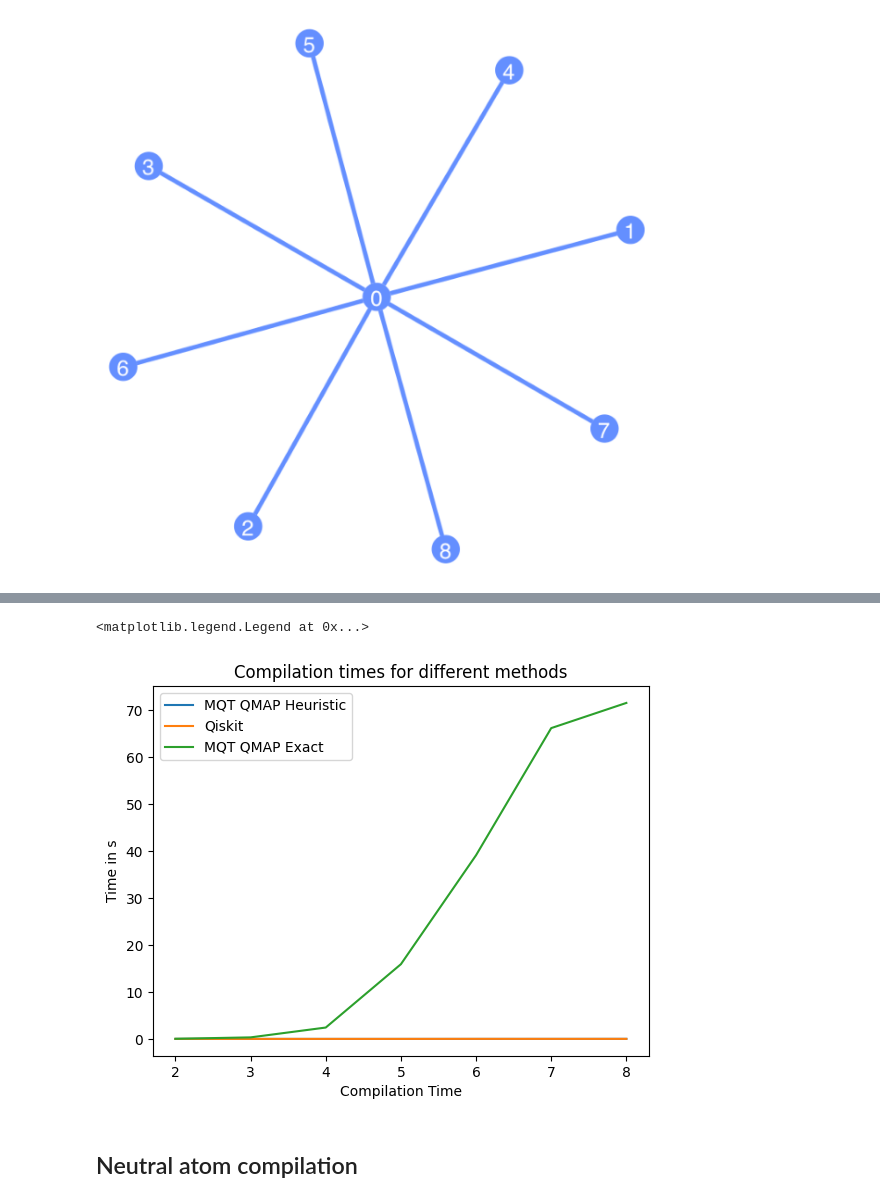
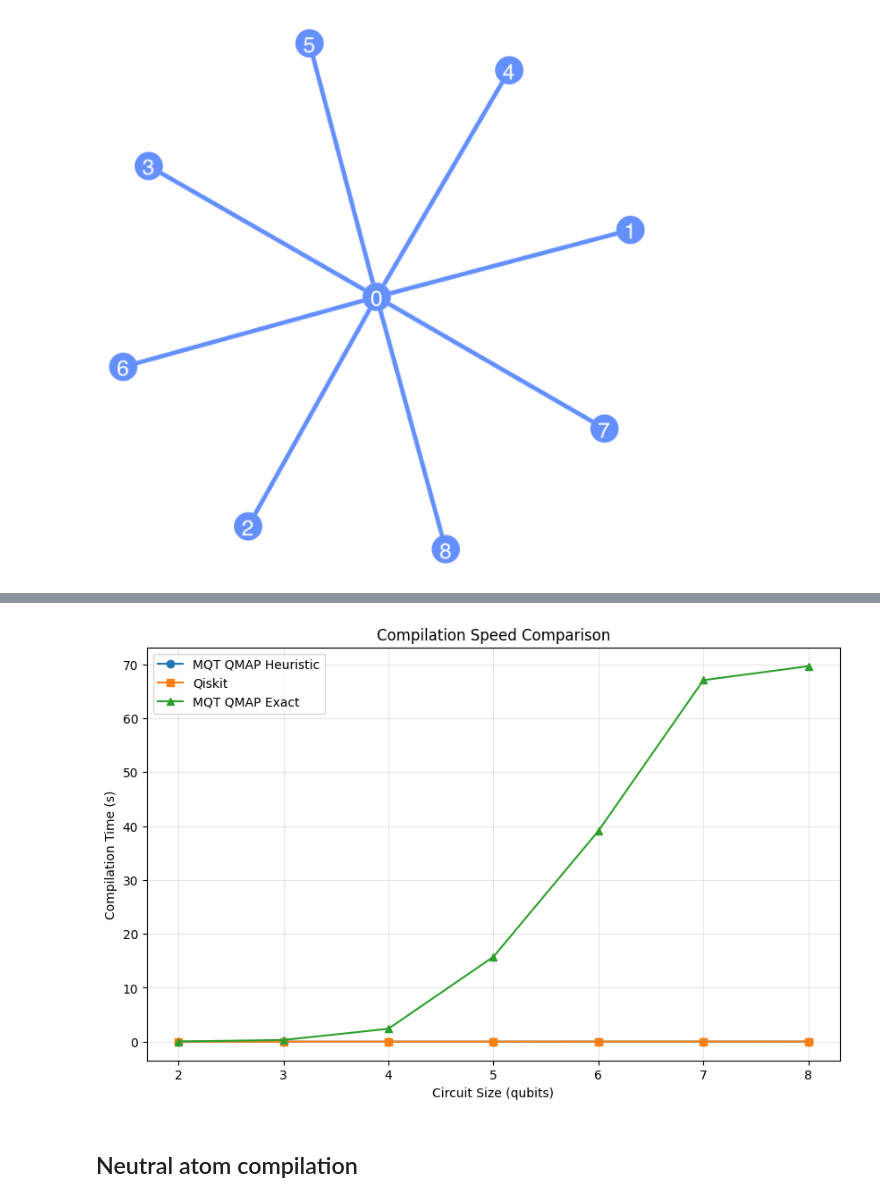
Before and after one commit to munich-quantum-toolkit/.github, a Jupyter notebook: tutorial/02_compilation.ipynb, the cells around one changed output, grey strips where cells are left out. Saved outputs shown, nothing was run; the diff lists cells and outputs as text; code cells hidden in the pictures.

```diff
--- a/tutorial/02_compilation.ipynb
+++ b/tutorial/02_compilation.ipynb
@@ -110,7 +113,7 @@ OrderedDict([('u', 328), ('cx', 317), ('measure', 5), ('barrier', 1)])
 # %%
-from qiskit.providers.fake_provider import GenericBackendV2
-
-coupling_map = [[0, 1], [1,0], [0, 2], [2, 0], [0, 3], [3, 0], [0, 4], [4, 0], [0, 5], [5, 0], [0, 6], [6, 0], [0, 7], [7, 0], [0, 8], [8, 0]]
+# Create a 9-qubit star-topology device (center qubit connects to all others)
+coupling_map = [[0, 1], [1, 0], [0, 2], [2, 0], [0, 3], [3, 0], [0, 4], [4, 0],
+                [0, 5], [5, 0], [0, 6], [6, 0], [0, 7], [7, 0], [0, 8], [8, 0]]
 backend = GenericBackendV2(num_qubits=9, coupling_map=coupling_map)
 plot_gate_map(backend)
 # %% [output]
@@ -193,14 +202,17 @@ plt.legend()
 # %%
-plt.xlabel("Compilation Time")
-plt.ylabel("Time in s")
-plt.title("Compilation times for different methods")
-plt.plot(qubit_range, times_heuristic, label="MQT QMAP Heuristic")
-plt.plot(qubit_range, times_qiskit, label="Qiskit")
-plt.plot(qubit_range, times_exact, label="MQT QMAP Exact")
+# Plot compilation time comparison
+plt.figure(figsize=(10, 6))
+plt.xlabel("Circuit Size (qubits)")
+plt.ylabel("Compilation Time (s)")
+plt.title("Compilation Speed Comparison")
+plt.plot(qubit_range, times_heuristic, marker='o', label="MQT QMAP Heuristic")
+plt.plot(qubit_range, times_qiskit, marker='s', label="Qiskit")
+plt.plot(qubit_range, times_exact, marker='^', label="MQT QMAP Exact")
 plt.legend()
+plt.grid(True, alpha=0.3)
+plt.show()
 # %% [output]
-<matplotlib.legend.Legend at 0x...>
-[figure, old version]
+[figure, new version]
 # %% [markdown]
 ## Neutral atom compilation
 # %% [markdown]
```
Also changed, not shown: parts of 25 cells of this notebook.
